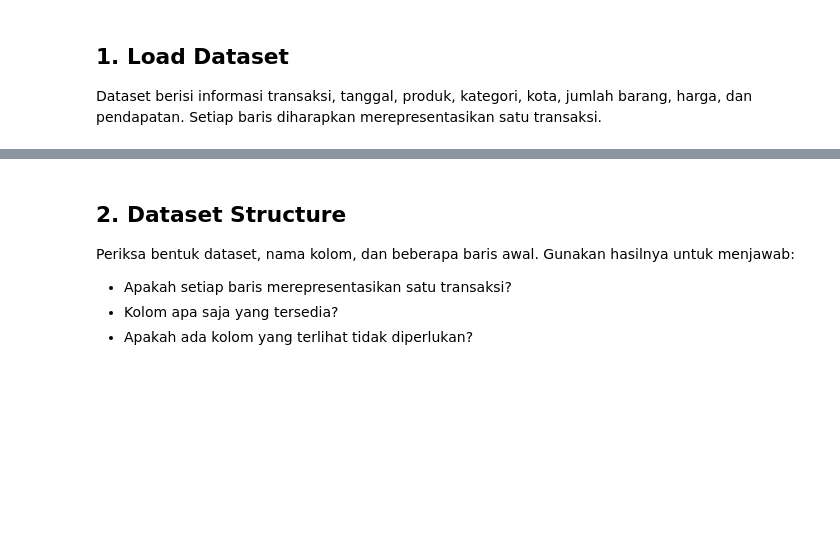
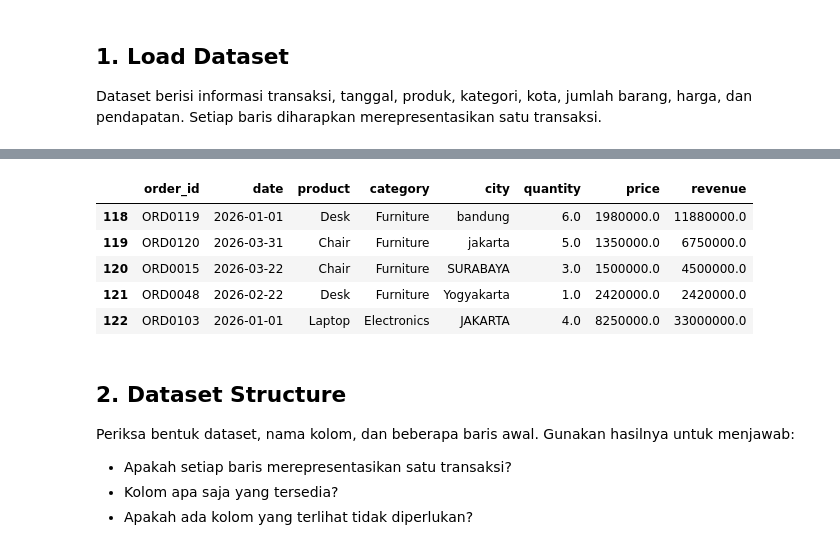
Before and after one commit to h4nna-h/sales-data-analysis, a Jupyter notebook: M01_Dataset_Overview.ipynb, the cells around one changed output, grey strips where cells are left out. Drawn from its saved outputs; the diff is of its cells as text; code cells hidden in the pictures; blank space fills up the shorter version.

```diff
--- a/M01_Dataset_Overview.ipynb
+++ b/M01_Dataset_Overview.ipynb
@@ -40,3 +54,12 @@ df.head()
+# %%
+df.tail()
+# %% [output]
+|  | order_id | date | product | category | city | quantity | price | revenue |
+| 118 | ORD0119 | 2026-01-01 | Desk | Furniture | bandung | 6.0 | 1980000.0 | 11880000.0 |
+| 119 | ORD0120 | 2026-03-31 | Chair | Furniture | jakarta | 5.0 | 1350000.0 | 6750000.0 |
+| 120 | ORD0015 | 2026-03-22 | Chair | Furniture | SURABAYA | 3.0 | 1500000.0 | 4500000.0 |
+| 121 | ORD0048 | 2026-02-22 | Desk | Furniture | Yogyakarta | 1.0 | 2420000.0 | 2420000.0 |
+| 122 | ORD0103 | 2026-01-01 | Laptop | Electronics | JAKARTA | 4.0 | 8250000.0 | 33000000.0 |
 # %% [markdown]
 ## 2. Dataset Structure
 
```
Also changed, not shown: parts of 12 cells of this notebook, 6 other files.
